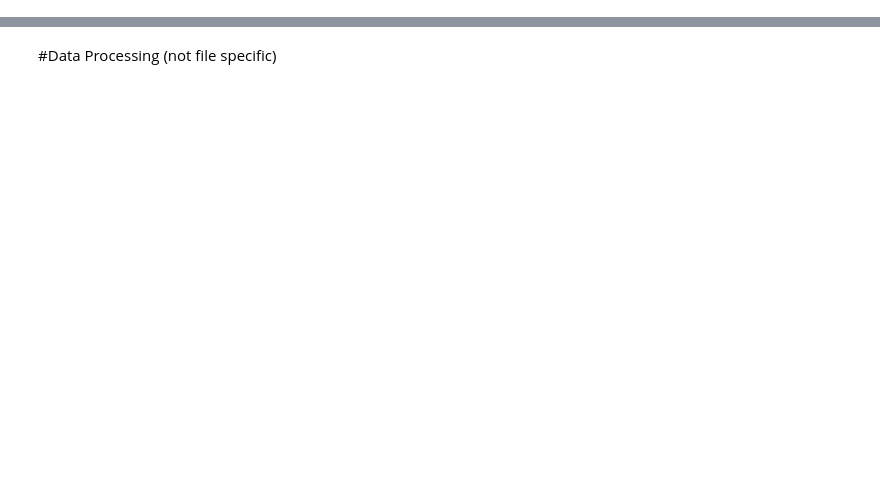
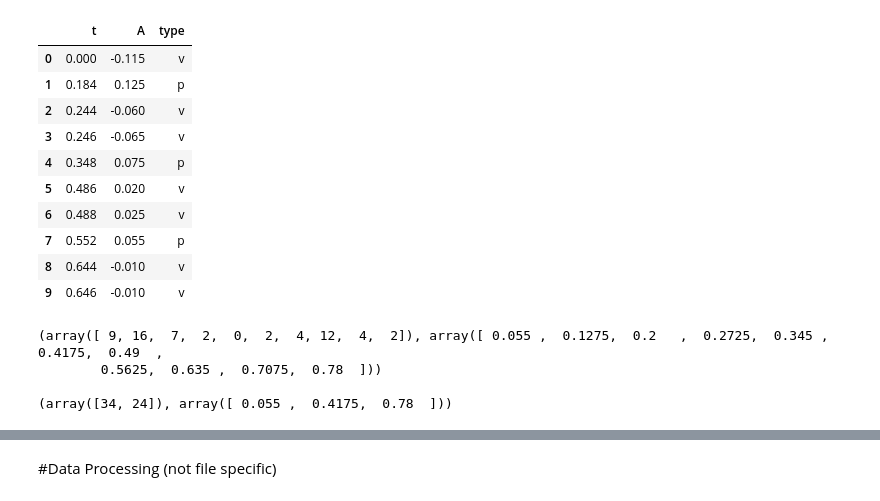
Before and after one commit to drcgw/IPython-Big-Data, a Jupyter notebook: Project-2/Big Data P2.ipynb, the cells around one changed output, grey strips where cells are left out. Cells and saved outputs as stored; diff of their text form; code cells hidden in the pictures; blank space fills up the shorter version.

Commit message:
progress on peak detection using pypeaks, still a work in progress.

```diff
--- a/Project-2/Big Data P2.ipynb
+++ b/Project-2/Big Data P2.ipynb
@@ -2,0 +72,5 @@
+# %%
+#things you can change
+smooth_amount = 9
+peak_amp_threshold = 3e-05
+valley_amp_threshold = 2e-05
@@ -2,0 +143,61 @@
+# %%
+peaks_df['type'] = 'p'
+valleys_df['type'] = 'v'
+combined = pd.concat([peaks_df,valleys_df]).sort('t')
+#print combined.head()
+
+event_times = []
+orig_amps = []
+types = []
+for k,df in combined.T.iteritems():
+
+    time = float(df['t'])
+    event_times.append(time)
+
+    amp = data.loc[time].values
+    orig_amps.append(amp)
+
+    feature_type = df['type']
+    types.append(feature_type)
+
+    #print k, ": ", time, amp, feature_type
+
+amps = flatten_list_of_iterables(orig_amps)
+temp_data = zip(event_times, amps, types)
+index_list = range(len(event_times))
+pv_orig_amps = pd.DataFrame(data = temp_data, index = index_list, columns=['t','A','type'])
+pv_orig_amps.head(10)
+# %% [output]
+|  | t | A | type |
+| 0 | 0.000 | -0.115 | v |
+| 1 | 0.184 | 0.125 | p |
+| 2 | 0.244 | -0.060 | v |
+| 3 | 0.246 | -0.065 | v |
+| 4 | 0.348 | 0.075 | p |
+| 5 | 0.486 | 0.020 | v |
+| 6 | 0.488 | 0.025 | v |
+| 7 | 0.552 | 0.055 | p |
+| 8 | 0.644 | -0.010 | v |
+| 9 | 0.646 | -0.010 | v |
+# %%
+#separate peaks from valleys
+groupby_type = pv_orig_amps.groupby('type')
+p, v = [groupby_type.get_group(i) for i in groupby_type.groups]
+#print p
+#now find R features using the np.histogram
+
+print np.histogram(p['A'])
+print
+two_bin =  np.histogram(p['A'],2)
+print two_bin
+import sys
+sys.stdout.flush()
+
+plt.hist(p['A'].values,2)
+plt.hist(p['A'].values)
+plt.show()
+# %% [output]
+(array([ 9, 16,  7,  2,  0,  2,  4, 12,  4,  2]), array([ 0.055 ,  0.1275,  0.2   ,  0.2725,  0.345 ,  0.4175,  0.49  ,
+        0.5625,  0.635 ,  0.7075,  0.78  ]))
+
+(array([34, 24]), array([ 0.055 ,  0.4175,  0.78  ]))
```
Also changed, not shown: parts of 20 cells of this notebook.
